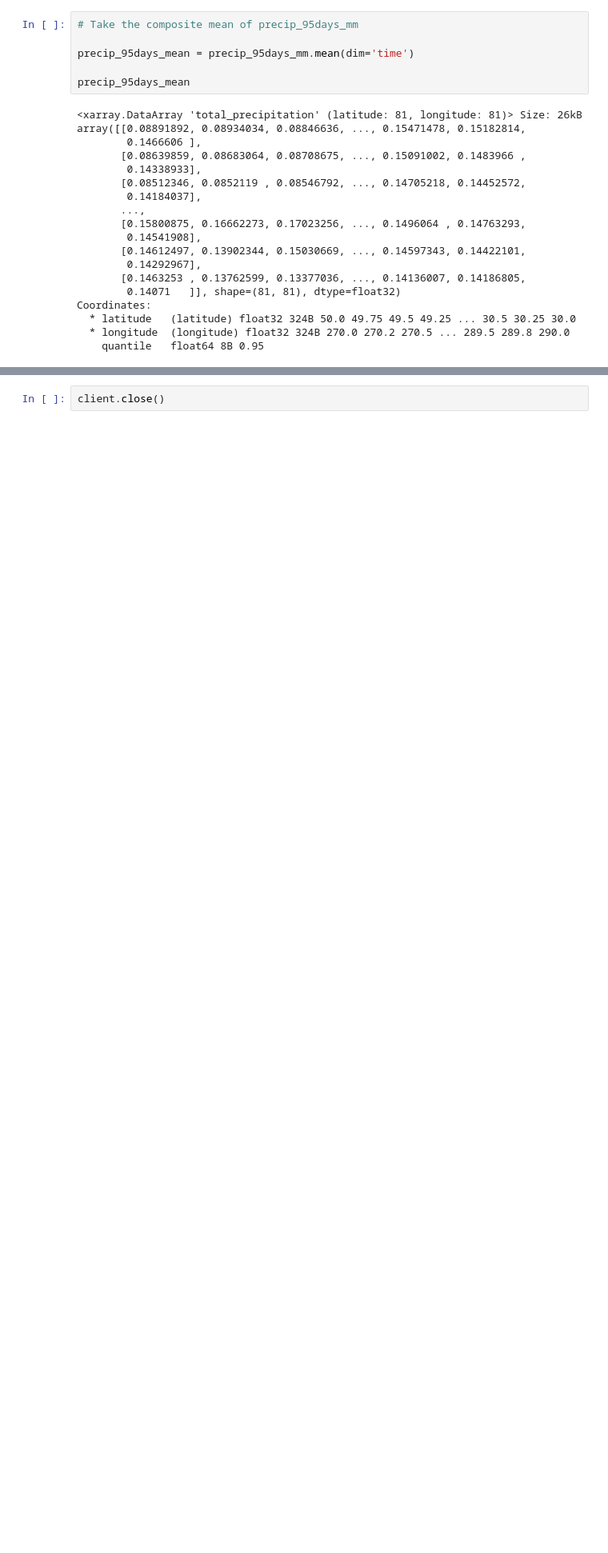
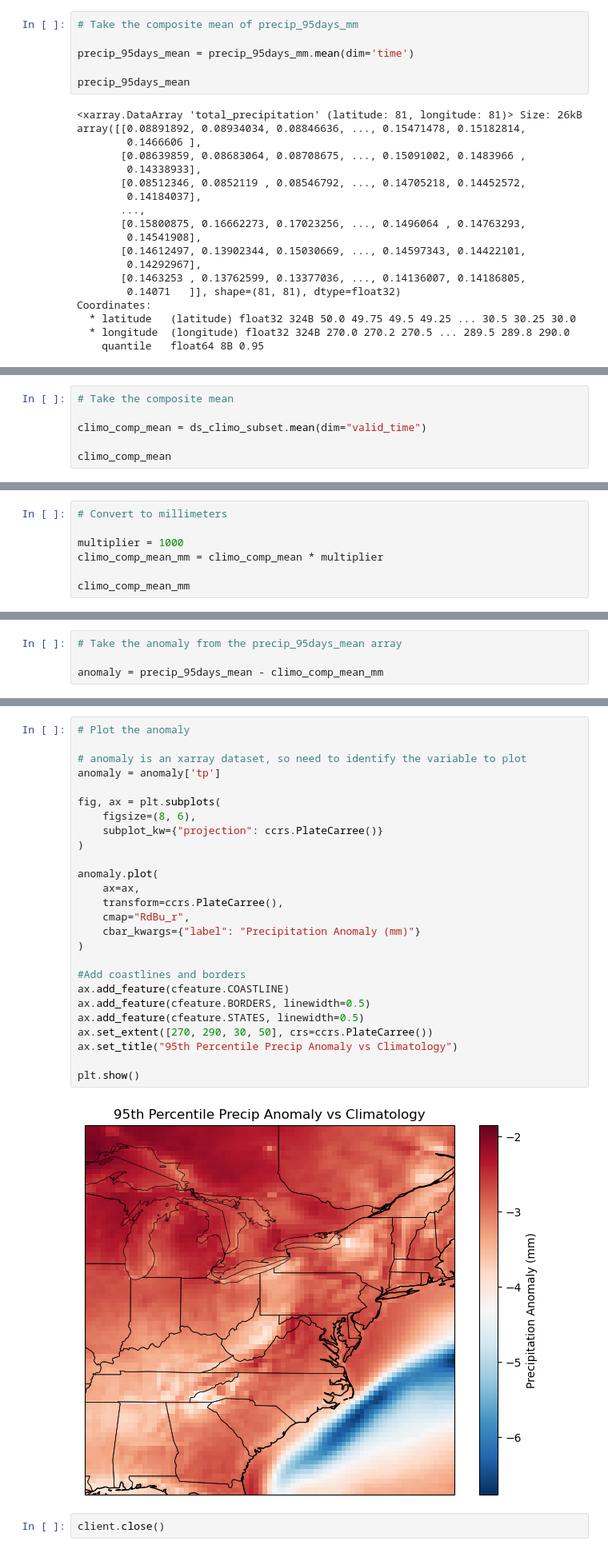
Before and after one commit to hildebr1/ATMS-523-Module-2, a Jupyter notebook: Module2Assignment.ipynb, the cells around one changed output, grey strips where cells are left out. Shown at 80% size. Saved outputs shown, nothing was run; the diff lists cells and outputs as text; blank space fills up the shorter version.

Commit message:
Committing Q3 part 2, anomaly map, and ReadMe file

```diff
--- a/Module2Assignment.ipynb
+++ b/Module2Assignment.ipynb
@@ -348,0 +402,6 @@ plt.show()
+# %%
+# Take the composite mean
+
+climo_comp_mean = ds_climo_subset.mean(dim="valid_time")
+
+climo_comp_mean
@@ -348,0 +417,7 @@ plt.show()
+# %%
+# Convert to millimeters
+
+multiplier = 1000
+climo_comp_mean_mm = climo_comp_mean * multiplier
+
+climo_comp_mean_mm
@@ -348,0 +433,4 @@ plt.show()
+# %%
+# Take the anomaly from the precip_95days_mean array
+
+anomaly = precip_95days_mean - climo_comp_mean_mm
@@ -349,2 +449,30 @@ plt.show()
+# %%
+# Plot the anomaly
+
+# anomaly is an xarray dataset, so need to identify the variable to plot
+anomaly = anomaly['tp']
+
+fig, ax = plt.subplots(
+    figsize=(8, 6),
+    subplot_kw={"projection": ccrs.PlateCarree()}
+)
+
+anomaly.plot(
+    ax=ax,
+    transform=ccrs.PlateCarree(),
+    cmap="RdBu_r",
+    cbar_kwargs={"label": "Precipitation Anomaly (mm)"}
+)
+
+#Add coastlines and borders
+ax.add_feature(cfeature.COASTLINE)
+ax.add_feature(cfeature.BORDERS, linewidth=0.5)
+ax.add_feature(cfeature.STATES, linewidth=0.5)
+ax.set_extent([270, 290, 30, 50], crs=ccrs.PlateCarree())
+ax.set_title("95th Percentile Precip Anomaly vs Climatology")
+
+plt.show()
+# %% [output]
+[figure, added]
 # %%
 client.close()
```
Also changed, not shown: parts of 7 cells of this notebook, 2 other files.
